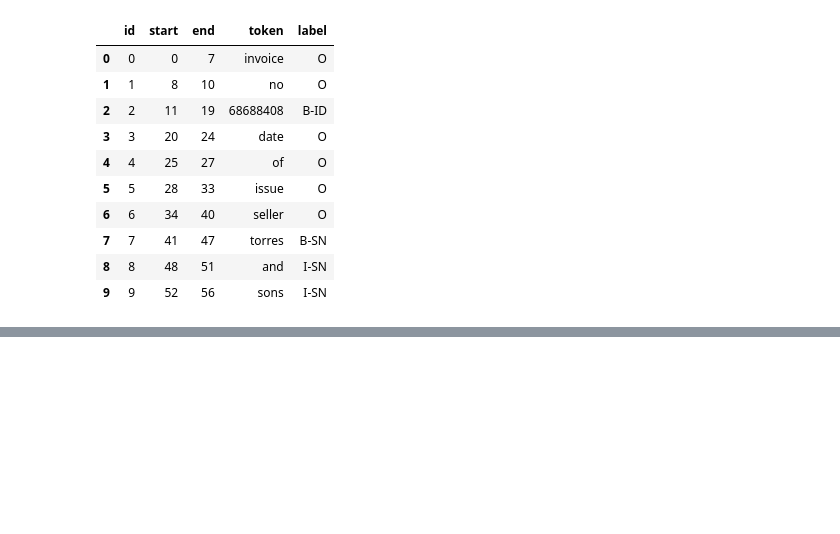
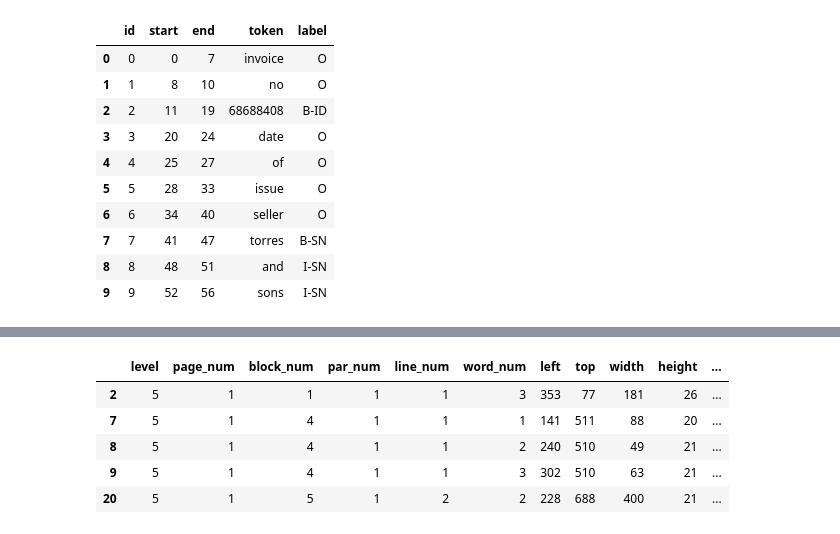
Before and after one commit to Younes-Barkat/Bill-Wise-V2.0, a Jupyter notebook: 1_BillNER/predictions.ipynb, the cells around one changed output, grey strips where cells are left out. Saved outputs shown, nothing was run; the diff lists cells and outputs as text; code cells hidden in the pictures; blank space fills up the shorter version.

```diff
--- a/1_BillNER/predictions.ipynb
+++ b/1_BillNER/predictions.ipynb
@@ -117,0 +151,25 @@ df_tokens.head(10)
+# %%
+bb_df = df_info.query("label != 'O' ")
+img = image.copy()
+for x,y,w,h,label in bb_df[['left','top','width','height','label']].values:
+    x= int(x)
+    y = int(y)
+    w = int(w)
+    h = int(h)
+
+    cv2.rectangle(img,(x,y),(x+w,y+h),(0,255,0),2)
+    # cv2.putText(img, str(label),(x,y),cv2.FONT_HERSHEY_PLAIN,1,(0,0,255),2)
+
+cv2.imshow('prediction',img)
+cv2.waitKey(0)
+cv2.destroyAllWindows()
+# %%
+bb_df['label'] = bb_df['label'].apply(lambda x: x[2:])
+bb_df.head()
+# %% [output]
+|  | level | page_num | block_num | par_num | line_num | word_num | left | top | width | height | ... |
+| 2 | 5 | 1 | 1 | 1 | 1 | 3 | 353 | 77 | 181 | 26 | ... |
+| 7 | 5 | 1 | 4 | 1 | 1 | 1 | 141 | 511 | 88 | 20 | ... |
+| 8 | 5 | 1 | 4 | 1 | 1 | 2 | 240 | 510 | 49 | 21 | ... |
+| 9 | 5 | 1 | 4 | 1 | 1 | 3 | 302 | 510 | 63 | 21 | ... |
+| 20 | 5 | 1 | 5 | 1 | 2 | 2 | 228 | 688 | 400 | 21 | ... |
```
Also changed, not shown: parts of 11 cells of this notebook, 2 other files.
